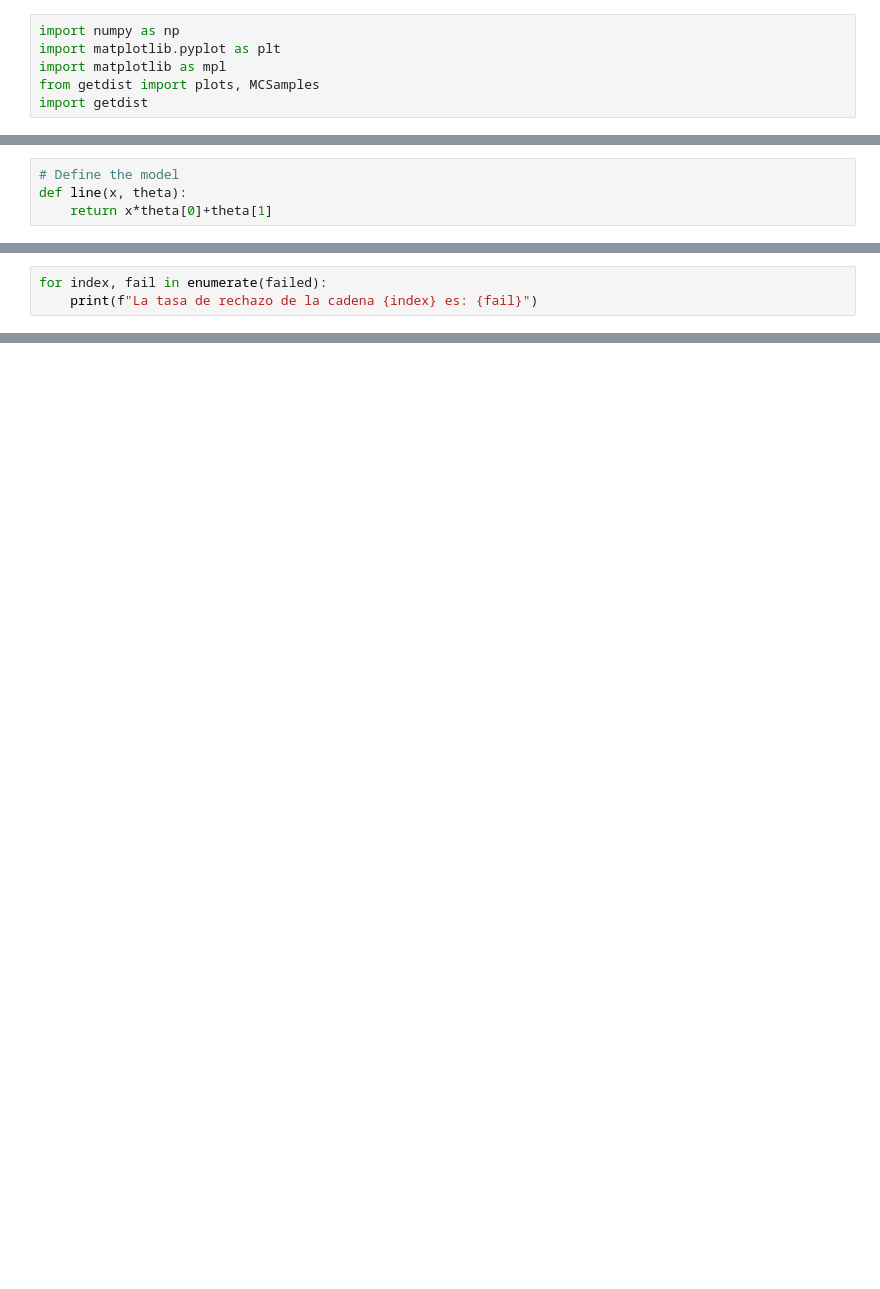
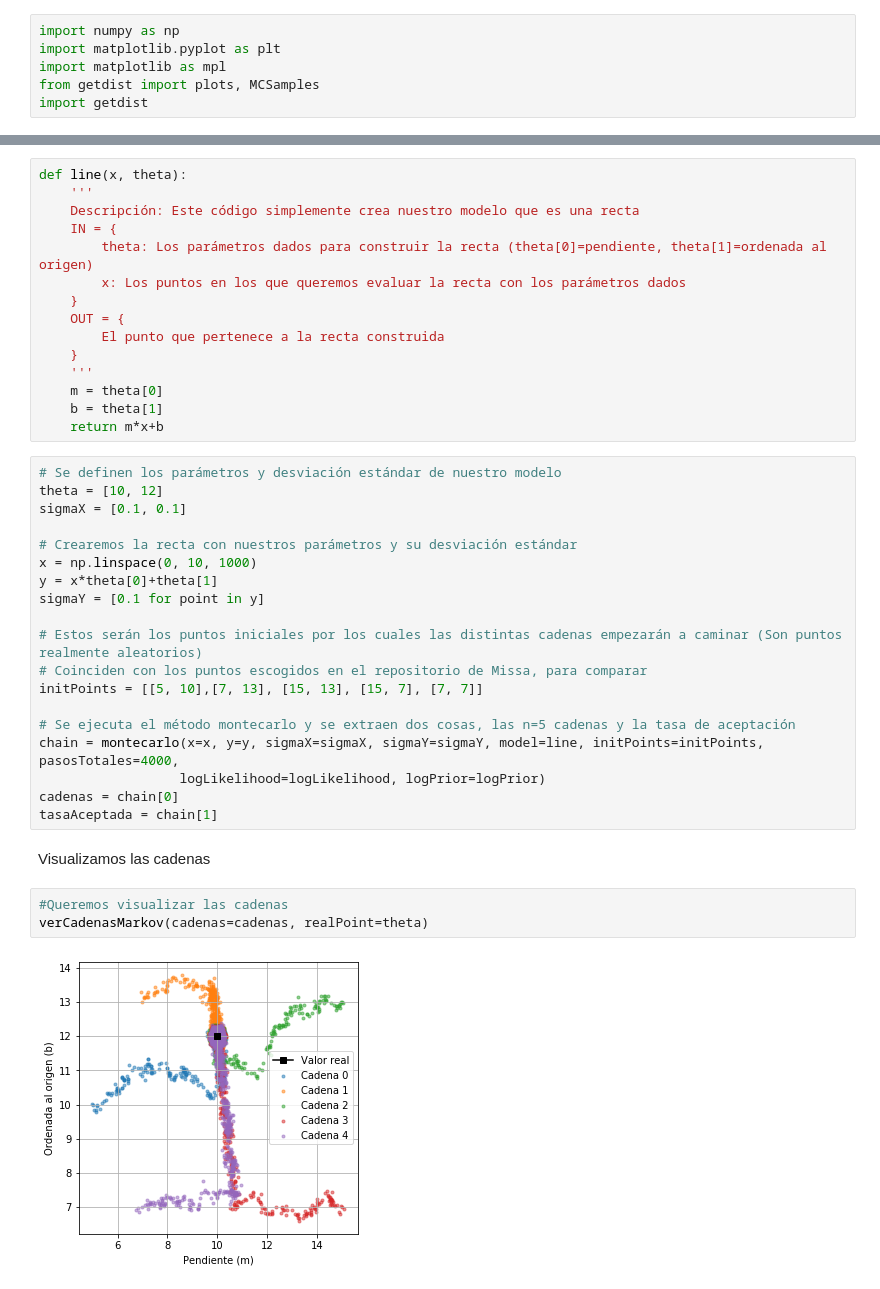
Before and after one commit to DCIDA2019/da2020-BubuDavid, a Jupyter notebook: Semana10/Quarantine_Class_03.ipynb, the cells around one changed output, grey strips where cells are left out. Cells and saved outputs as stored; diff of their text form; blank space fills up the shorter version.

Commit message:
Montecarlo Method Chains supernova implementation

```diff
--- a/Semana10/Quarantine_Class_03.ipynb
+++ b/Semana10/Quarantine_Class_03.ipynb
@@ -21,4 +27,0 @@ def likelihood(x, y, model, sigma, theta):
-# %%
-# Define the model
-def line(x, theta):
-    return x*theta[0]+theta[1]
@@ -91,3 +27,0 @@ ax0.grid()
-# %%
-for index, fail in enumerate(failed):
-    print(f"La tasa de rechazo de la cadena {index} es: {fail}")
@@ -158,0 +343,41 @@ plt.show()
+# %%
+def line(x, theta):
+    '''
+    Descripción: Este código simplemente crea nuestro modelo que es una recta
+    IN = {
+        theta: Los parámetros dados para construir la recta (theta[0]=pendiente, theta[1]=ordenada al origen)
+        x: Los puntos en los que queremos evaluar la recta con los parámetros dados
+    }
+    OUT = {
+        El punto que pertenece a la recta construida
+    }
+    '''
+    m = theta[0]
+    b = theta[1]
+    return m*x+b
+# %%
+# Se definen los parámetros y desviación estándar de nuestro modelo
+theta = [10, 12]
+sigmaX = [0.1, 0.1]
+
+# Crearemos la recta con nuestros parámetros y su desviación estándar
+x = np.linspace(0, 10, 1000)
+y = x*theta[0]+theta[1]
+sigmaY = [0.1 for point in y]
+
+# Estos serán los puntos iniciales por los cuales las distintas cadenas empezarán a caminar (Son puntos realmente aleatorios)
+# Coinciden con los puntos escogidos en el repositorio de Missa, para comparar
+initPoints = [[5, 10],[7, 13], [15, 13], [15, 7], [7, 7]]
+
+# Se ejecuta el método montecarlo y se extraen dos cosas, las n=5 cadenas y la tasa de aceptación
+chain = montecarlo(x=x, y=y, sigmaX=sigmaX, sigmaY=sigmaY, model=line, initPoints=initPoints, pasosTotales=4000,
+                  logLikelihood=logLikelihood, logPrior=logPrior)
+cadenas = chain[0]
+tasaAceptada = chain[1]
+# %% [markdown]
+Visualizamos las cadenas
+# %%
+#Queremos visualizar las cadenas
+verCadenasMarkov(cadenas=cadenas, realPoint=theta)
+# %% [output]
+[figure, added]
```
Also changed, not shown: parts of 54 cells of this notebook, 3 other files.
